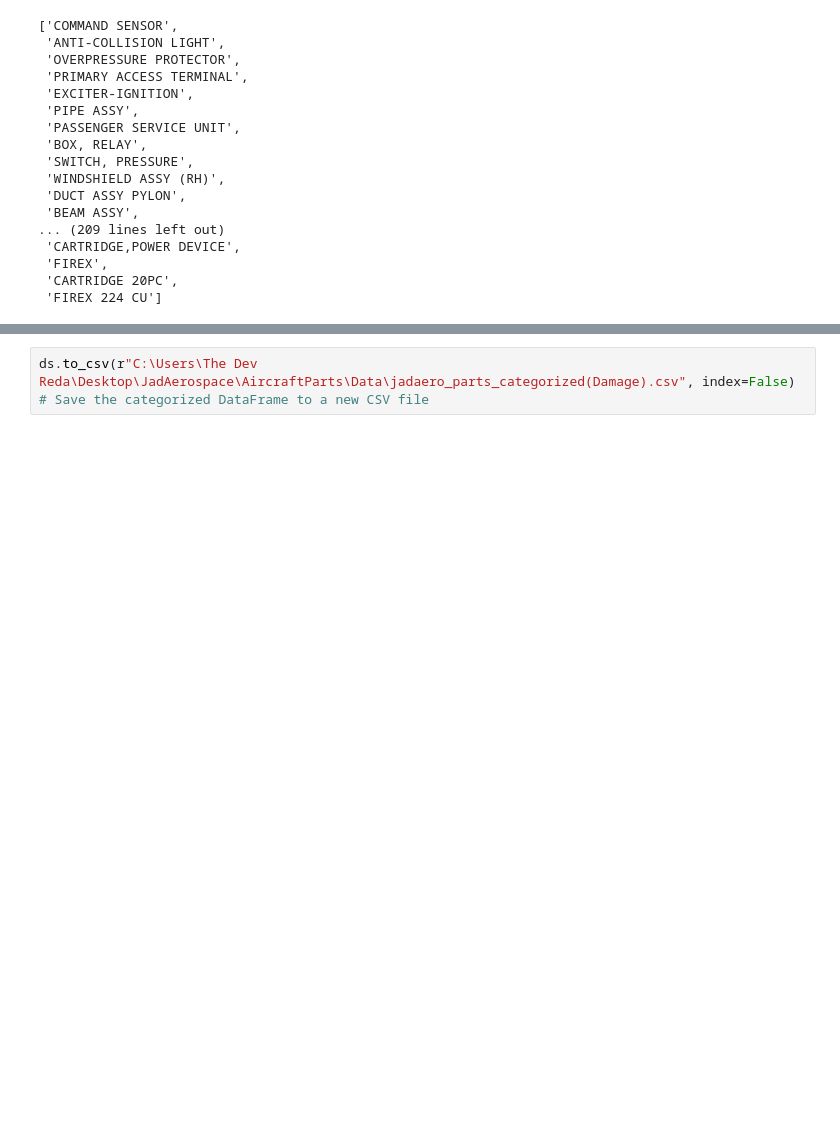
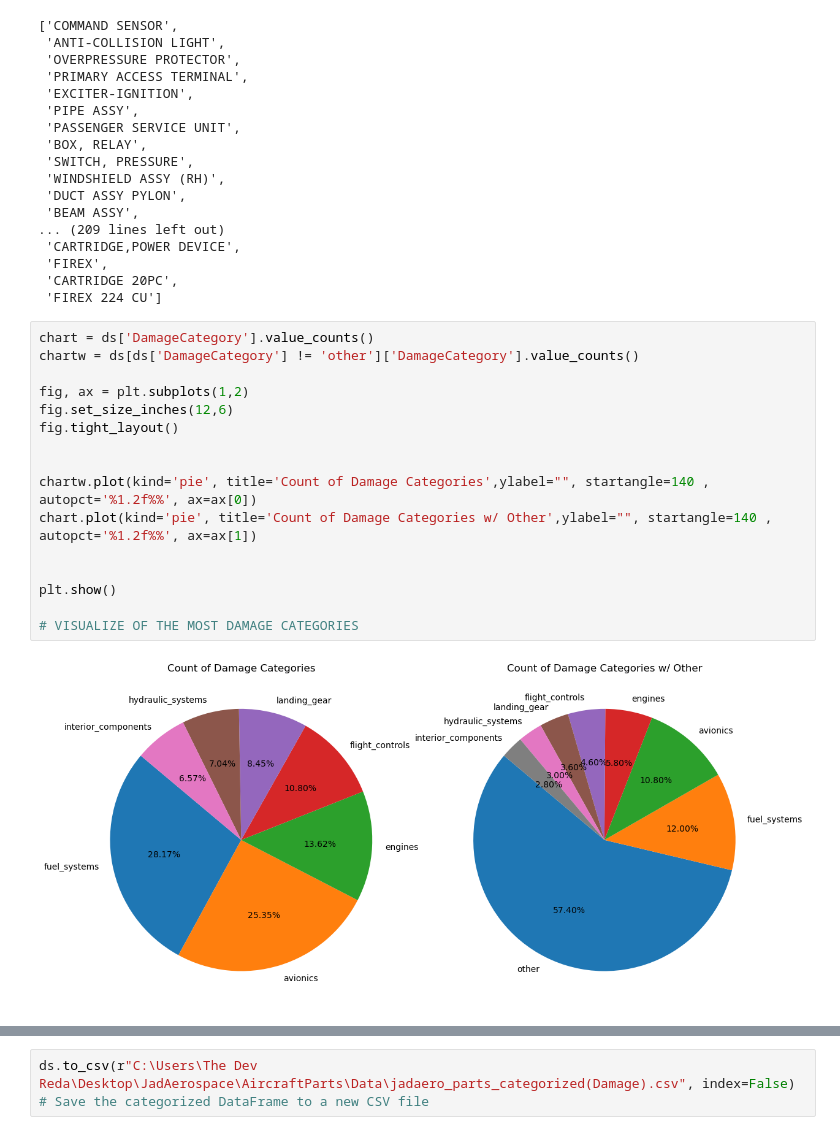
Before and after one commit to thedevreda/JadAerospace, a Jupyter notebook: AircraftParts/EDAAircraftParts(Damage).ipynb, the cells around one changed output, grey strips where cells are left out. Saved outputs shown, nothing was run; the diff lists cells and outputs as text; blank space fills up the shorter version.

```diff
--- a/AircraftParts/EDAAircraftParts(Damage).ipynb
+++ b/AircraftParts/EDAAircraftParts(Damage).ipynb
@@ -375,3 +366,21 @@ dv['PartName'].unique().tolist()
  'FIREX',
  'CARTRIDGE 20PC',
  'FIREX 224 CU']
+# %%
+chart = ds['DamageCategory'].value_counts()
+chartw = ds[ds['DamageCategory'] != 'other']['DamageCategory'].value_counts()
+
+fig, ax = plt.subplots(1,2)
+fig.set_size_inches(12,6)
+fig.tight_layout()
+
+
+chartw.plot(kind='pie', title='Count of Damage Categories',ylabel="", startangle=140 , autopct='%1.2f%%', ax=ax[0])
+chart.plot(kind='pie', title='Count of Damage Categories w/ Other',ylabel="", startangle=140 , autopct='%1.2f%%', ax=ax[1])
+
+
+plt.show()
+
+# VISUALIZE OF THE MOST DAMAGE CATEGORIES
+# %% [output]
+[figure, new version]
```
Also changed, not shown: parts of 5 cells of this notebook.
